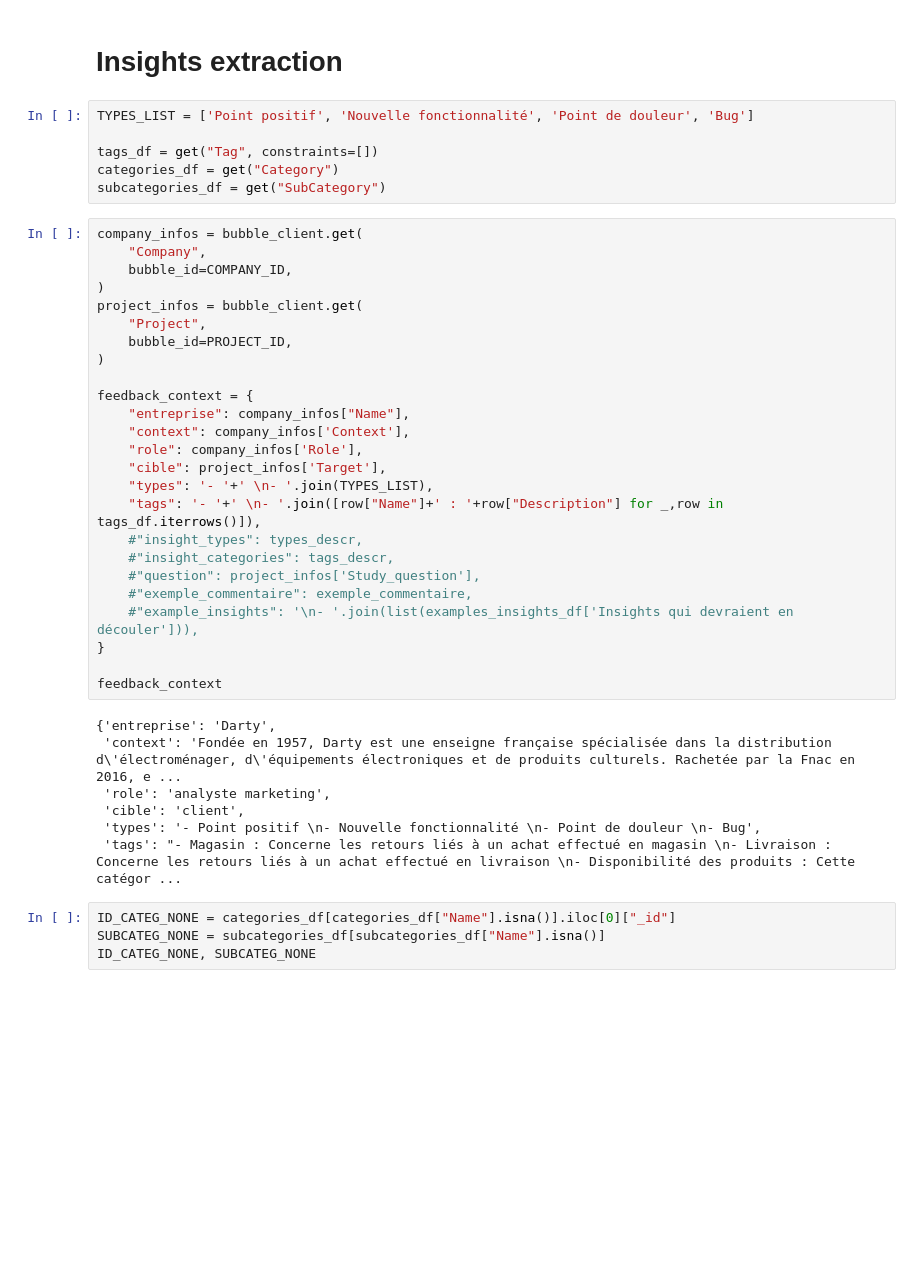
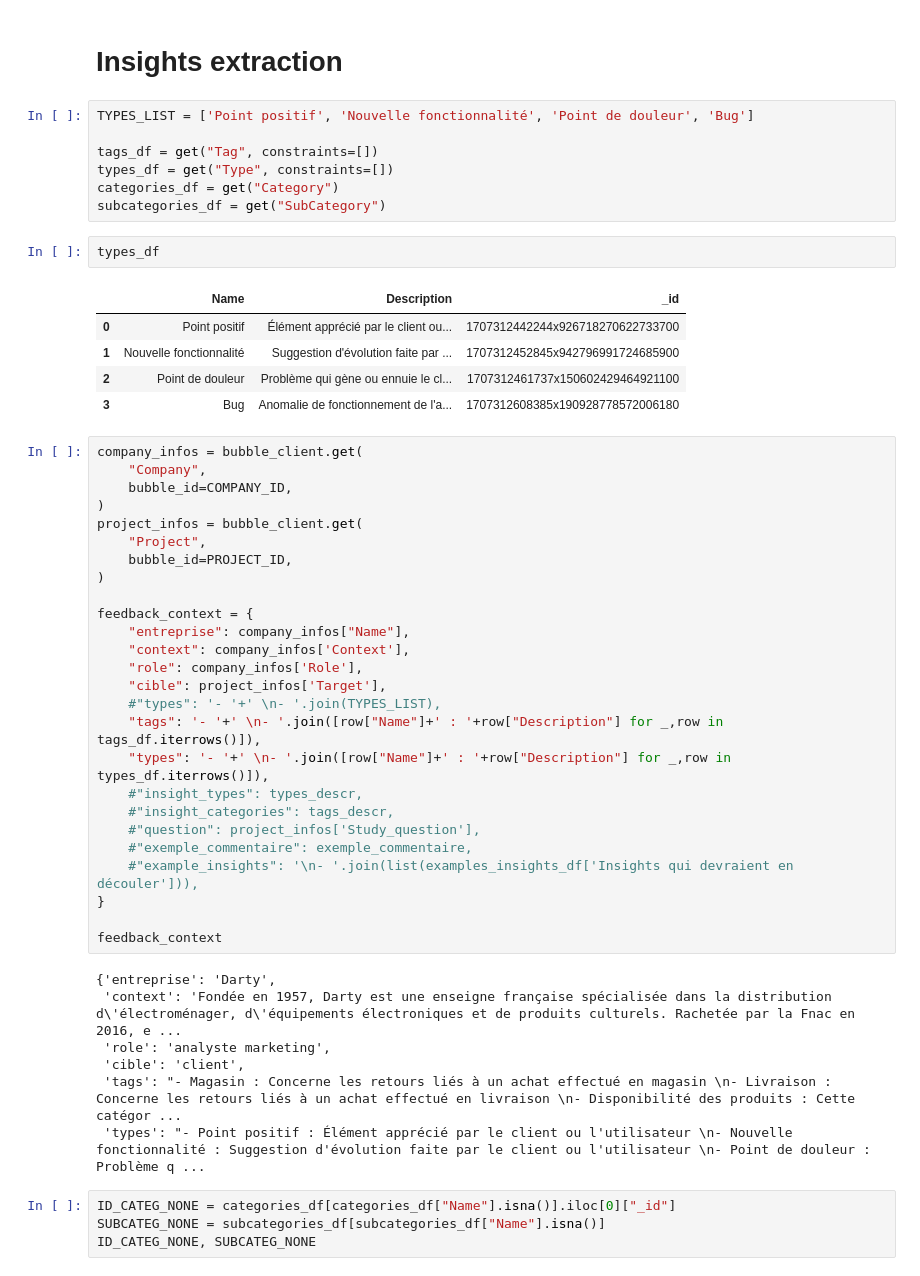
Before and after one commit to ArnaudGardille/Feedback-Analysis, a Jupyter notebook: insight_clustering.ipynb, the cells around one changed output. Drawn from its saved outputs; the diff is of its cells as text; blank space fills up the shorter version.

```diff
--- a/insight_clustering.ipynb
+++ b/insight_clustering.ipynb
@@ -72,8 +72,17 @@ aspects_df.head()
 TYPES_LIST = ['Point positif', 'Nouvelle fonctionnalité', 'Point de douleur', 'Bug']
 
 tags_df = get("Tag", constraints=[])
+types_df = get("Type", constraints=[])
 categories_df = get("Category")
 subcategories_df = get("SubCategory")
+# %%
+types_df
+# %% [output]
+|  | Name | Description | _id |
+| 0 | Point positif | Élément apprécié par le client ou... | 1707312442244x926718270622733700 |
+| 1 | Nouvelle fonctionnalité | Suggestion d'évolution faite par ... | 1707312452845x942796991724685900 |
+| 2 | Point de douleur | Problème qui gène ou ennuie le cl... | 1707312461737x150602429464921100 |
+| 3 | Bug | Anomalie de fonctionnement de l'a... | 1707312608385x190928778572006180 |
 # %%
 company_infos = bubble_client.get(
     "Company",
@@ -89,8 +98,9 @@ feedback_context = {
     "context": company_infos['Context'],
     "role": company_infos['Role'],
     "cible": project_infos['Target'],
-    "types": '- '+' \n- '.join(TYPES_LIST),
+    #"types": '- '+' \n- '.join(TYPES_LIST),
     "tags": '- '+' \n- '.join([row["Name"]+' : '+row["Description"] for _,row in tags_df.iterrows()]),
+    "types": '- '+' \n- '.join([row["Name"]+' : '+row["Description"] for _,row in types_df.iterrows()]),
     #"insight_types": types_descr,
     #"insight_categories": tags_descr,
     #"question": project_infos['Study_question'],
@@ -104,8 +114,8 @@ feedback_context
  'context': 'Fondée en 1957, Darty est une enseigne française spécialisée dans la distribution d\'électroménager, d\'équipements électroniques et de produits culturels. Rachetée par la Fnac en 2016, e ...
  'role': 'analyste marketing',
  'cible': 'client',
- 'types': '- Point positif \n- Nouvelle fonctionnalité \n- Point de douleur \n- Bug',
  'tags': "- Magasin : Concerne les retours liés à un achat effectué en magasin \n- Livraison : Concerne les retours liés à un achat effectué en livraison \n- Disponibilité des produits : Cette catégor ...
+ 'types': "- Point positif : Élément apprécié par le client ou l'utilisateur \n- Nouvelle fonctionnalité : Suggestion d'évolution faite par le client ou l'utilisateur \n- Point de douleur : Problème q ...
 # %%
 ID_CATEG_NONE = categories_df[categories_df["Name"].isna()].iloc[0]["_id"]
 SUBCATEG_NONE = subcategories_df[subcategories_df["Name"].isna()]
```
Also changed, not shown: parts of 10 cells of this notebook, 1 other file.
